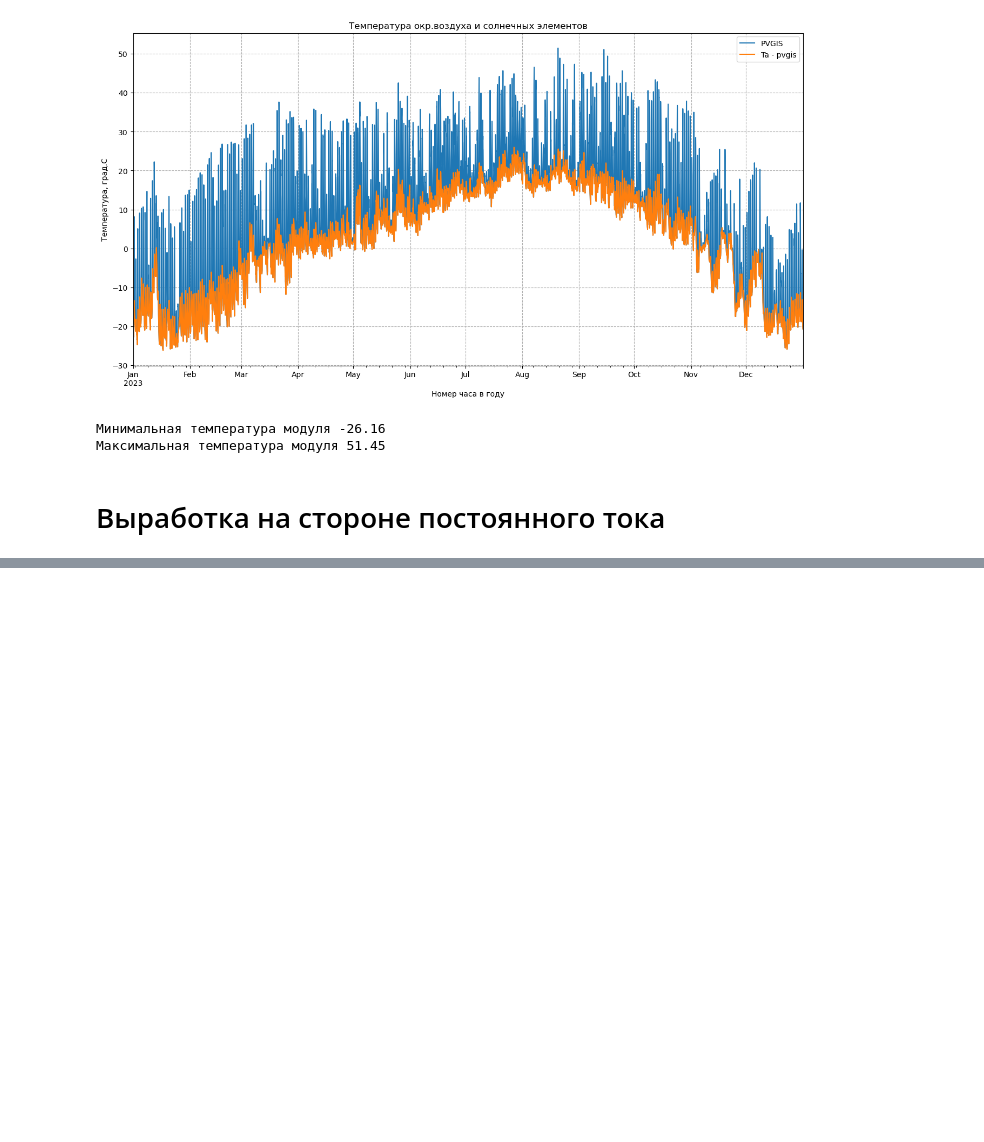
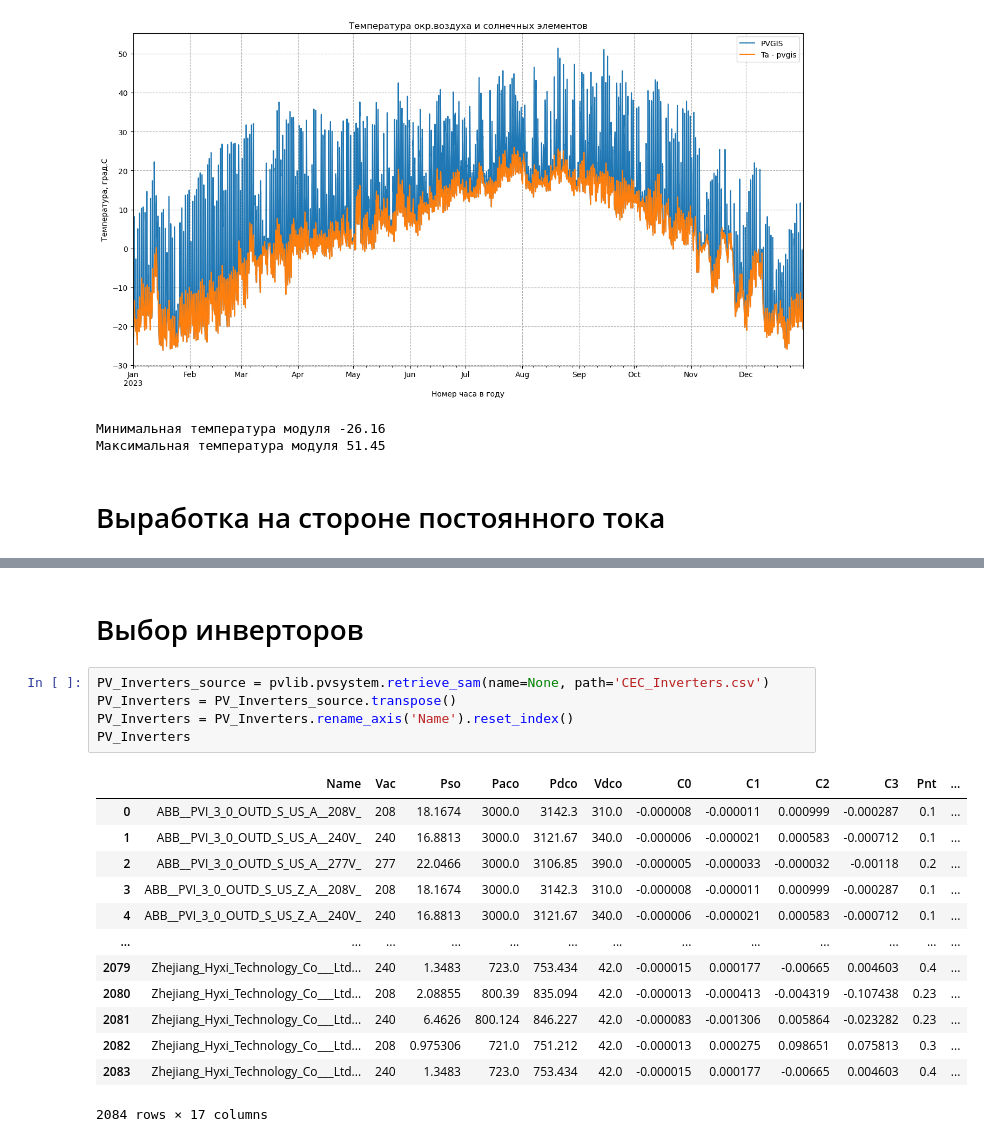
Before and after one commit to EeOneGramm/PVLIB_Grossevichi, a Jupyter notebook: Grossevichi_Kurs.ipynb, the cells around one changed output, grey strips where cells are left out. Saved outputs shown, nothing was run; the diff lists cells and outputs as text; blank space fills up the shorter version.

Commit message:
Added selection of inverters

```diff
--- a/Grossevichi_Kurs.ipynb
+++ b/Grossevichi_Kurs.ipynb
@@ -868,0 +868,21 @@ print(sum(DC_out_module_3_data['p_mp']))
+# %% [markdown]
+# Выбор инверторов
+# %%
+PV_Inverters_source = pvlib.pvsystem.retrieve_sam(name=None, path='CEC_Inverters.csv')
+PV_Inverters = PV_Inverters_source.transpose()
+PV_Inverters = PV_Inverters.rename_axis('Name').reset_index()
+PV_Inverters
+# %% [output]
+|  | Name | Vac | Pso | Paco | Pdco | Vdco | C0 | C1 | C2 | C3 | Pnt | ... |
+| 0 | ABB__PVI_3_0_OUTD_S_US_A__208V_ | 208 | 18.1674 | 3000.0 | 3142.3 | 310.0 | -0.000008 | -0.000011 | 0.000999 | -0.000287 | 0.1 | ... |
+| 1 | ABB__PVI_3_0_OUTD_S_US_A__240V_ | 240 | 16.8813 | 3000.0 | 3121.67 | 340.0 | -0.000006 | -0.000021 | 0.000583 | -0.000712 | 0.1 | ... |
+| 2 | ABB__PVI_3_0_OUTD_S_US_A__277V_ | 277 | 22.0466 | 3000.0 | 3106.85 | 390.0 | -0.000005 | -0.000033 | -0.000032 | -0.00118 | 0.2 | ... |
+| 3 | ABB__PVI_3_0_OUTD_S_US_Z_A__208V_ | 208 | 18.1674 | 3000.0 | 3142.3 | 310.0 | -0.000008 | -0.000011 | 0.000999 | -0.000287 | 0.1 | ... |
+| 4 | ABB__PVI_3_0_OUTD_S_US_Z_A__240V_ | 240 | 16.8813 | 3000.0 | 3121.67 | 340.0 | -0.000006 | -0.000021 | 0.000583 | -0.000712 | 0.1 | ... |
+| ... | ... | ... | ... | ... | ... | ... | ... | ... | ... | ... | ... | ... |
+| 2079 | Zhejiang_Hyxi_Technology_Co___Ltd... | 240 | 1.3483 | 723.0 | 753.434 | 42.0 | -0.000015 | 0.000177 | -0.00665 | 0.004603 | 0.4 | ... |
+| 2080 | Zhejiang_Hyxi_Technology_Co___Ltd... | 208 | 2.08855 | 800.39 | 835.094 | 42.0 | -0.000013 | -0.000413 | -0.004319 | -0.107438 | 0.23 | ... |
+| 2081 | Zhejiang_Hyxi_Technology_Co___Ltd... | 240 | 6.4626 | 800.124 | 846.227 | 42.0 | -0.000083 | -0.001306 | 0.005864 | -0.023282 | 0.23 | ... |
+| 2082 | Zhejiang_Hyxi_Technology_Co___Ltd... | 208 | 0.975306 | 721.0 | 751.212 | 42.0 | -0.000013 | 0.000275 | 0.098651 | 0.075813 | 0.3 | ... |
+| 2083 | Zhejiang_Hyxi_Technology_Co___Ltd... | 240 | 1.3483 | 723.0 | 753.434 | 42.0 | -0.000015 | 0.000177 | -0.00665 | 0.004603 | 0.4 | ... |
+2084 rows × 17 columns
```
Also changed, not shown: parts of 5 cells of this notebook.
